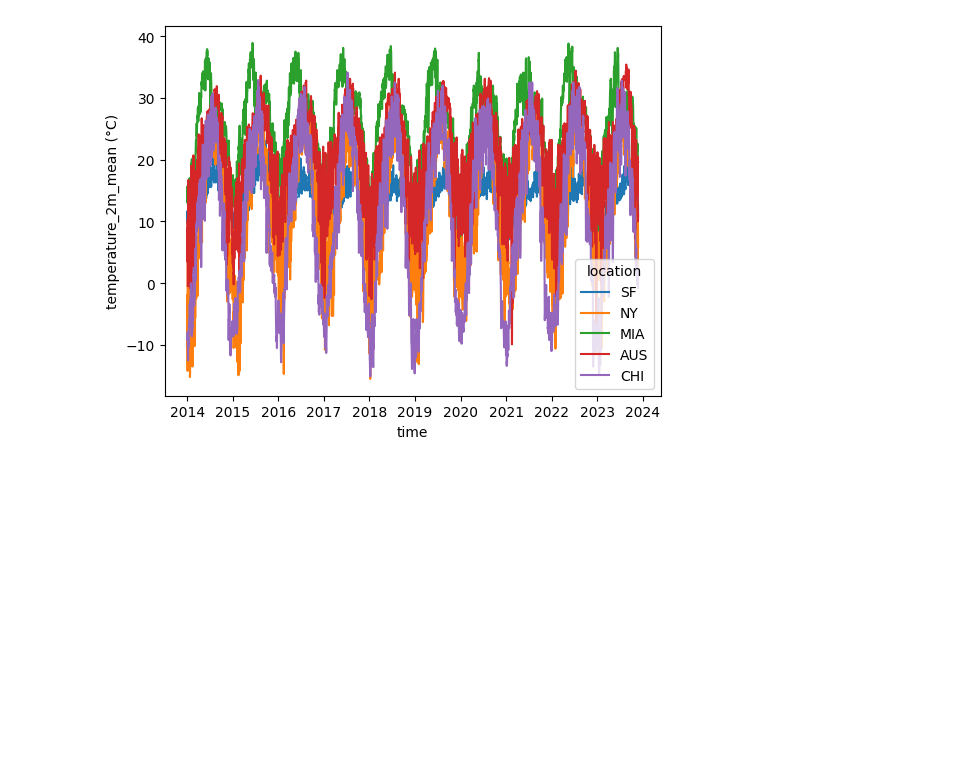
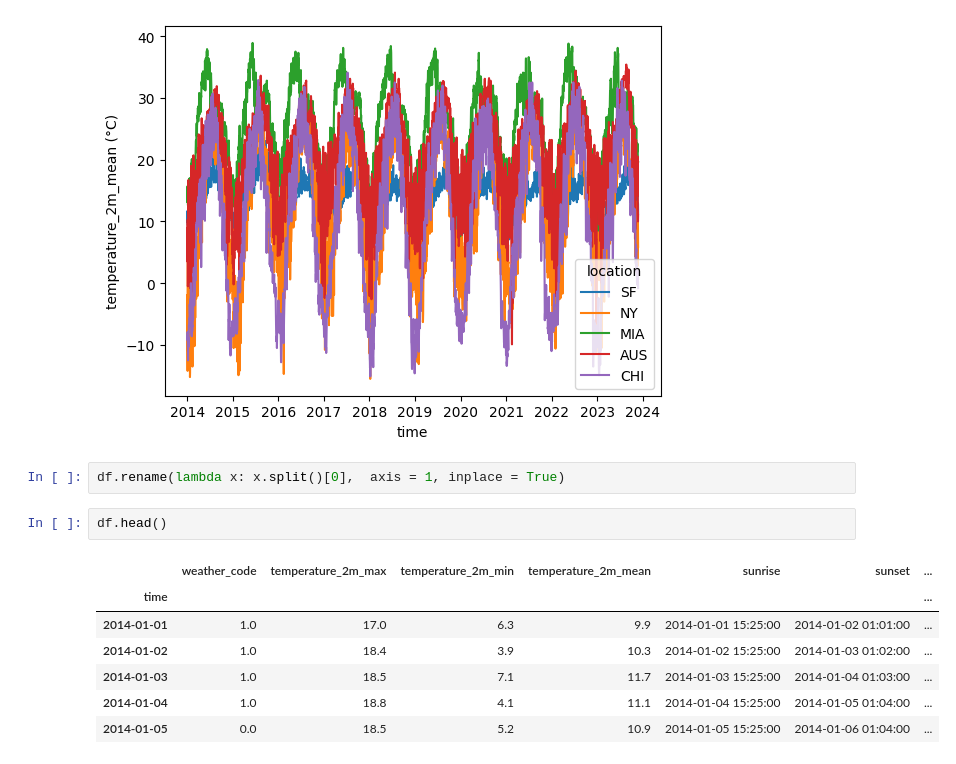
Before and after one commit to elliottjones56/Weather, a Jupyter notebook: code/vijay-starter.ipynb, the cells around one changed output. Drawn from its saved outputs; the diff is of its cells as text; blank space fills up the shorter version.

```diff
--- a/code/vijay-starter.ipynb
+++ b/code/vijay-starter.ipynb
@@ -123,3 +187,15 @@ sns.lineplot(
 );
 # %% [output]
 [figure]
+# %%
+df.rename(lambda x: x.split()[0],  axis = 1, inplace = True)
+# %%
+df.head()
+# %% [output]
+|  | weather_code | temperature_2m_max | temperature_2m_min | temperature_2m_mean | sunrise | sunset | ... |
+| time |  |  |  |  |  |  | ... |
+| 2014-01-01 | 1.0 | 17.0 | 6.3 | 9.9 | 2014-01-01 15:25:00 | 2014-01-02 01:01:00 | ... |
+| 2014-01-02 | 1.0 | 18.4 | 3.9 | 10.3 | 2014-01-02 15:25:00 | 2014-01-03 01:02:00 | ... |
+| 2014-01-03 | 1.0 | 18.5 | 7.1 | 11.7 | 2014-01-03 15:25:00 | 2014-01-04 01:03:00 | ... |
+| 2014-01-04 | 1.0 | 18.8 | 4.1 | 11.1 | 2014-01-04 15:25:00 | 2014-01-05 01:04:00 | ... |
+| 2014-01-05 | 0.0 | 18.5 | 5.2 | 10.9 | 2014-01-05 15:25:00 | 2014-01-06 01:04:00 | ... |
```
Also changed, not shown: parts of 15 cells of this notebook.
